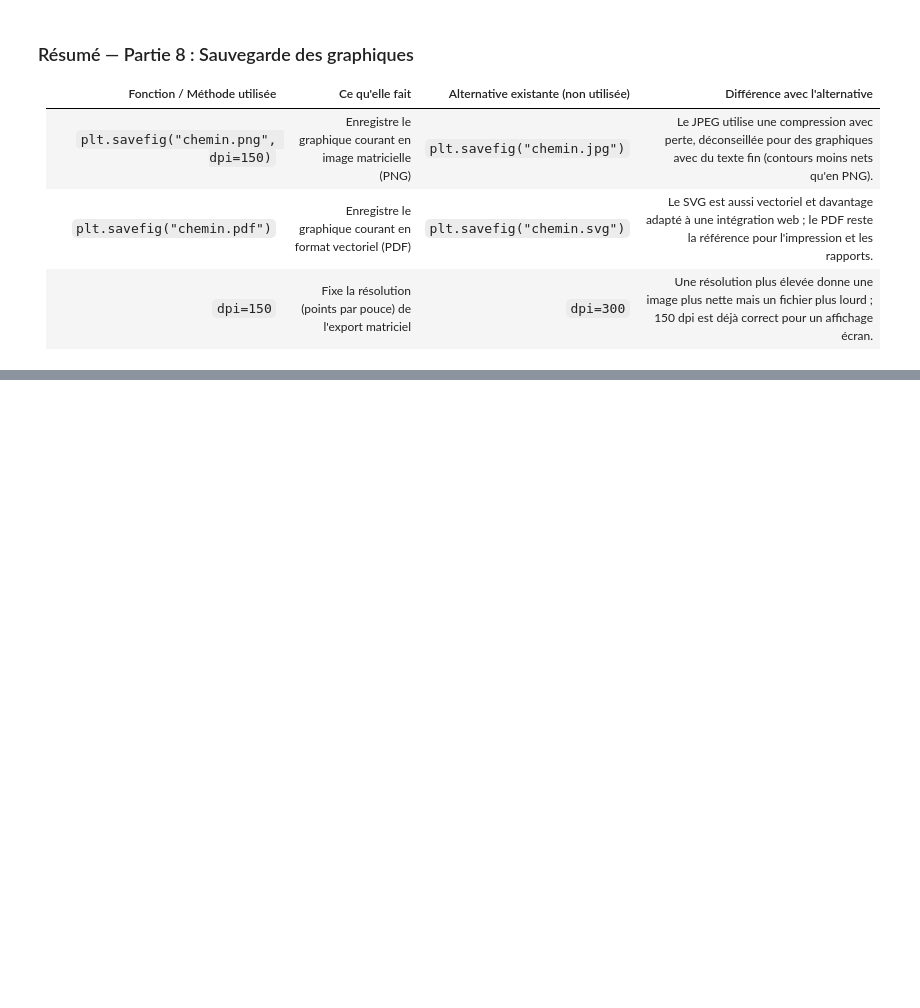
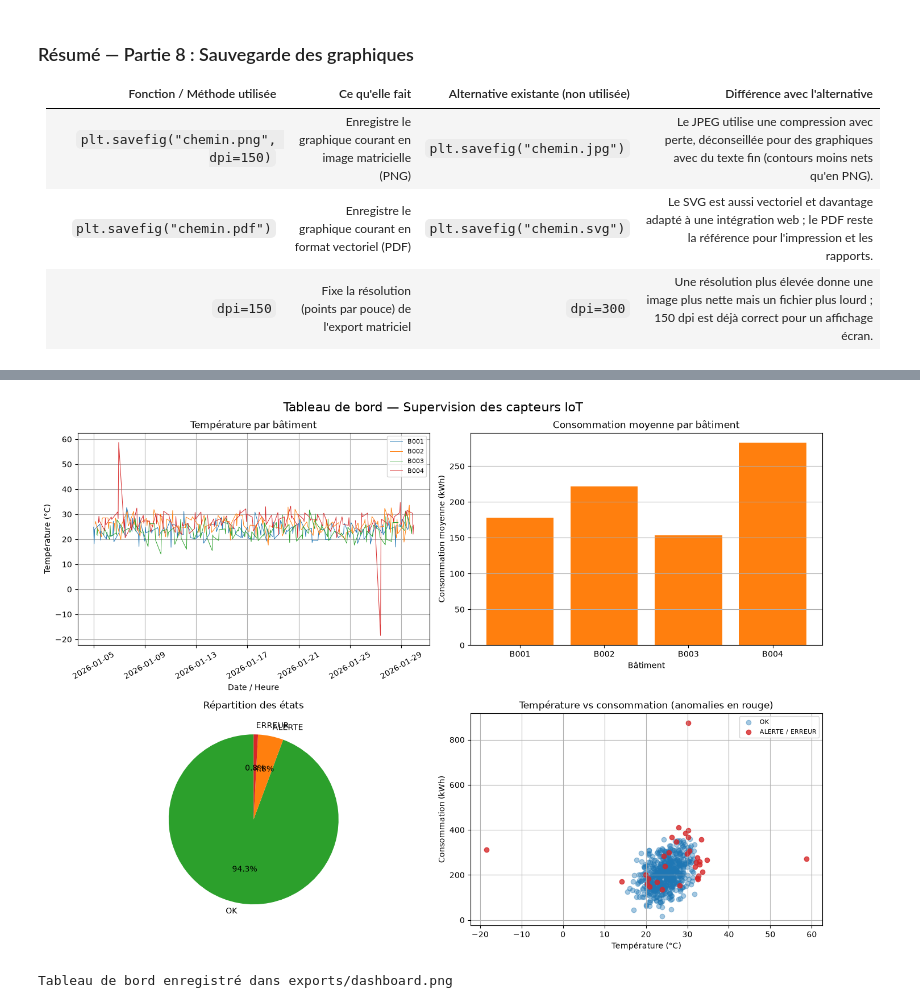
Before and after one commit to Abdoulaye-Diouf/atelier_matplotlib_iot, a Jupyter notebook: notebooks/atelier_matplotlib_iot.ipynb, the cells around one changed output, grey strips where cells are left out. Cells and saved outputs as stored; diff of their text form; code cells hidden in the pictures; blank space fills up the shorter version.

```diff
--- a/notebooks/atelier_matplotlib_iot.ipynb
+++ b/notebooks/atelier_matplotlib_iot.ipynb
@@ -476,0 +494,52 @@ Graphique enregistré dans exports/temperature.pdf
+# %%
+fig, axes = plt.subplots(2, 2, figsize=(14, 10))
+
+# --- 1) Température par bâtiment ---
+ax = axes[0, 0]
+for batiment in sorted(df["batiment"].unique()):
+    sous_df = df[df["batiment"] == batiment].sort_values("date_heure")
+    ax.plot(sous_df["date_heure"], sous_df["temperature"], label=batiment, linewidth=0.7)
+ax.set_title("Température par bâtiment")
+ax.set_xlabel("Date / Heure")
+ax.set_ylabel("Température (°C)")
+ax.legend(fontsize=8)
+ax.grid(True)
+ax.tick_params(axis="x", rotation=30)
+
+# --- 2) Consommation moyenne par bâtiment ---
+ax = axes[0, 1]
+ax.bar(consommation_batiment.index, consommation_batiment.values, color="tab:orange")
+ax.set_title("Consommation moyenne par bâtiment")
+ax.set_xlabel("Bâtiment")
+ax.set_ylabel("Consommation moyenne (kWh)")
+ax.grid(axis="y")
+
+# --- 3) Répartition des états ---
+ax = axes[1, 0]
+ax.pie(repartition_etats.values, labels=repartition_etats.index,
+       autopct="%1.1f%%", colors=["tab:green", "tab:orange", "tab:red"], startangle=90)
+ax.set_title("Répartition des états")
+
+# --- 4) Température vs consommation, alertes/erreurs en évidence ---
+ax = axes[1, 1]
+df_ok = df[df["etat"] == "OK"]
+df_risque = df[df["etat"].isin(["ALERTE", "ERREUR"])]
+ax.scatter(df_ok["temperature"], df_ok["consommation"], alpha=0.4, color="tab:blue", label="OK")
+ax.scatter(df_risque["temperature"], df_risque["consommation"], alpha=0.8, color="tab:red", label="ALERTE / ERREUR")
+ax.set_title("Température vs consommation (anomalies en rouge)")
+ax.set_xlabel("Température (°C)")
+ax.set_ylabel("Consommation (kWh)")
+ax.legend(fontsize=8)
+ax.grid(True)
+
+fig.suptitle("Tableau de bord — Supervision des capteurs IoT", fontsize=16)
+plt.tight_layout()
+
+# Export du tableau de bord complet, pour partage ou impression
+plt.savefig("../exports/dashboard.png", dpi=150)
+plt.show()
+
+print("Tableau de bord enregistré dans exports/dashboard.png")
+# %% [output]
+[figure, added]
+Tableau de bord enregistré dans exports/dashboard.png
```
Also changed, not shown: parts of 5 cells of this notebook, 2 other files.
